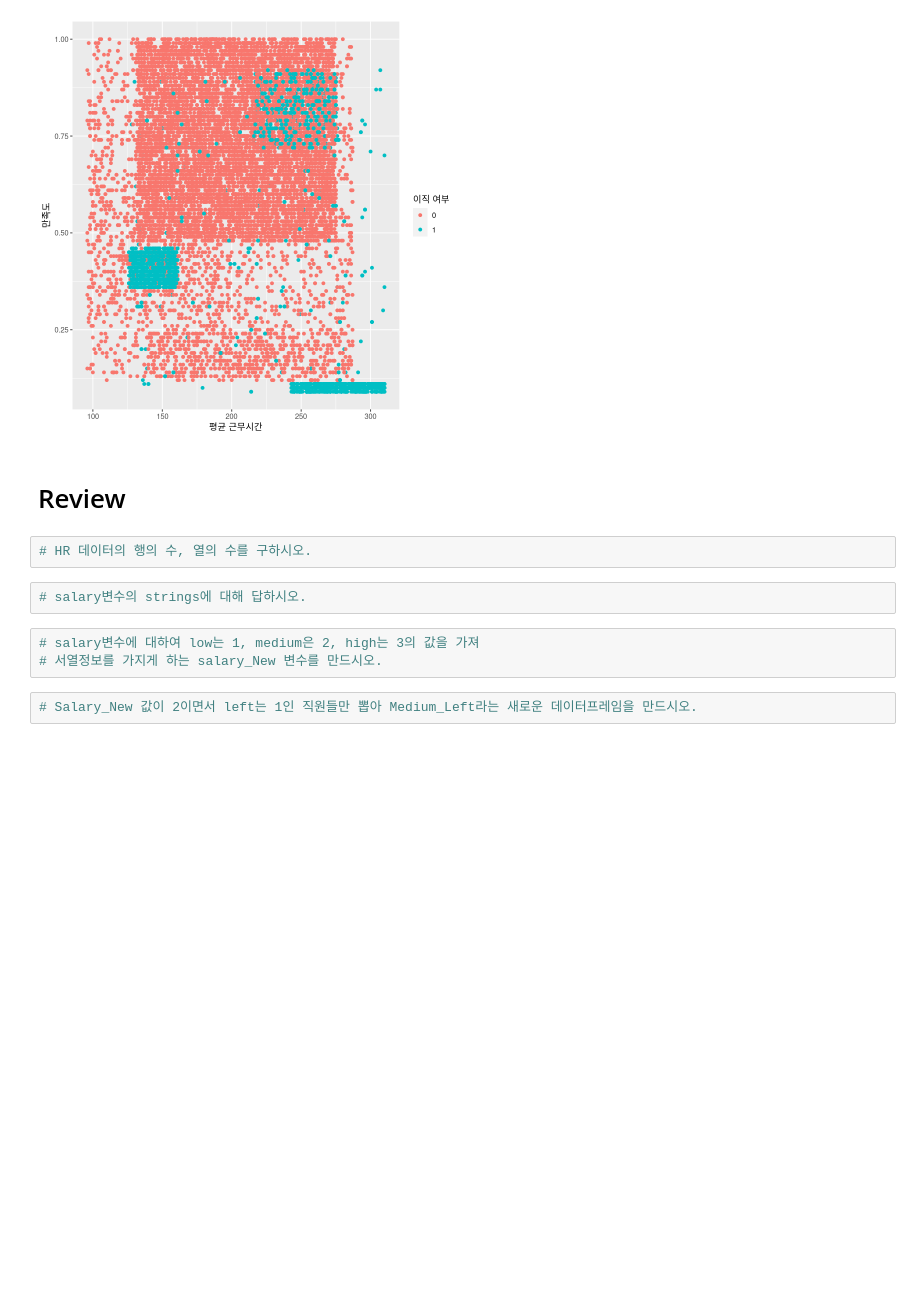
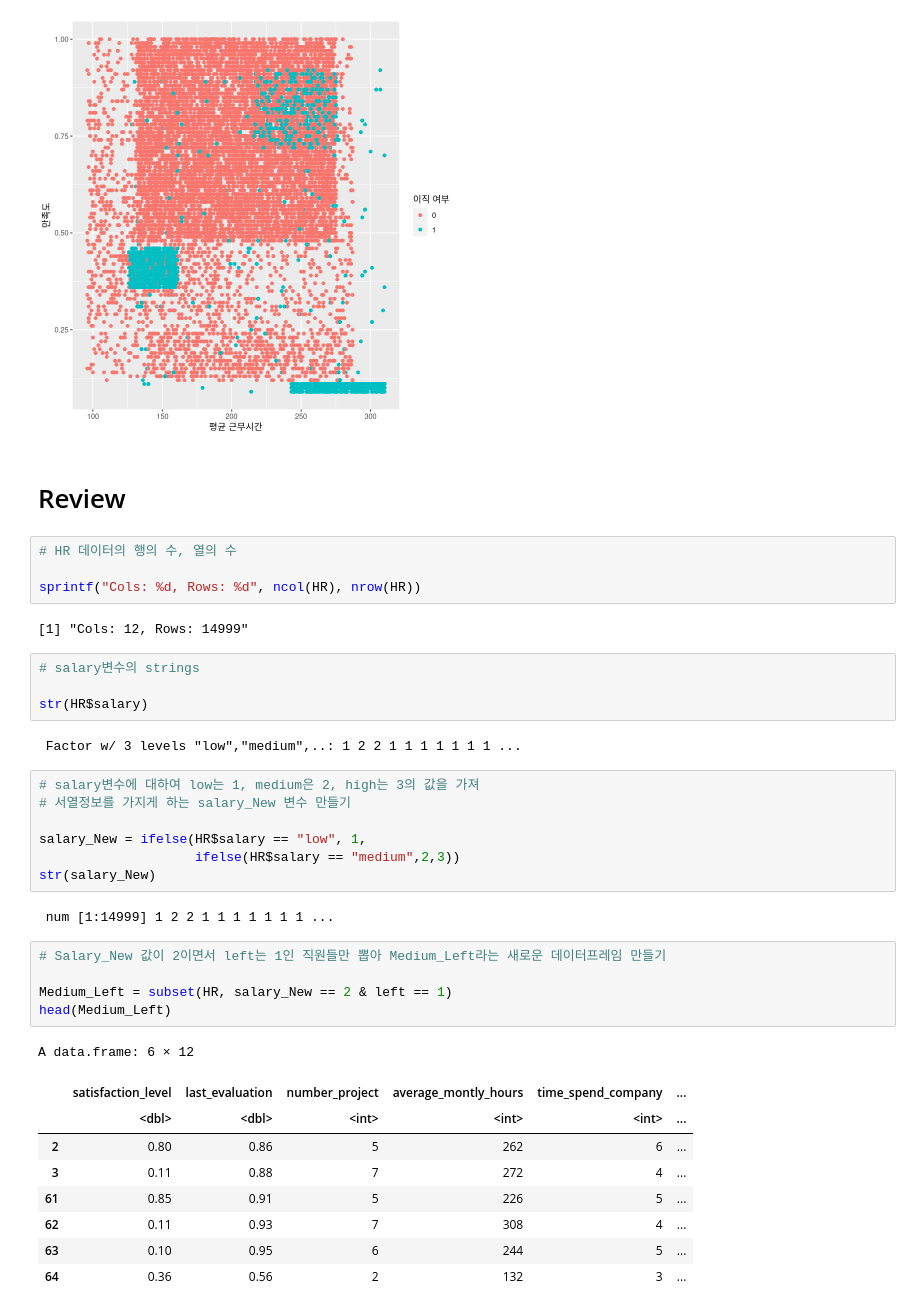
Before and after one commit to kdha0727/r-practice, a Jupyter notebook: Ch3.ipynb, the cells around one changed output. Cells and saved outputs as stored; diff of their text form; blank space fills up the shorter version.

```diff
--- a/Ch3.ipynb
+++ b/Ch3.ipynb
@@ -381,12 +366,39 @@ ggplot(HR,aes(x=average_montly_hours,y=satisfaction_level))+
 # %% [markdown]
 # Review
 # %%
-# HR 데이터의 행의 수, 열의 수를 구하시오.
+# HR 데이터의 행의 수, 열의 수
+
+sprintf("Cols: %d, Rows: %d", ncol(HR), nrow(HR))
+# %% [output]
+[1] "Cols: 12, Rows: 14999"
 # %%
-# salary변수의 strings에 대해 답하시오.
+# salary변수의 strings
+
+str(HR$salary)
+# %% [output]
+ Factor w/ 3 levels "low","medium",..: 1 2 2 1 1 1 1 1 1 1 ...
 # %%
 # salary변수에 대하여 low는 1, medium은 2, high는 3의 값을 가져
-# 서열정보를 가지게 하는 salary_New 변수를 만드시오.
+# 서열정보를 가지게 하는 salary_New 변수 만들기
+
+salary_New = ifelse(HR$salary == "low", 1,
+                    ifelse(HR$salary == "medium",2,3))
+str(salary_New)
+# %% [output]
+ num [1:14999] 1 2 2 1 1 1 1 1 1 1 ...
 # %%
-# Salary_New 값이 2이면서 left는 1인 직원들만 뽑아 Medium_Left라는 새로운 데이터프레임을 만드시오.
+# Salary_New 값이 2이면서 left는 1인 직원들만 뽑아 Medium_Left라는 새로운 데이터프레임 만들기
+
+Medium_Left = subset(HR, salary_New == 2 & left == 1)
+head(Medium_Left)
+# %% [output]
+A data.frame: 6 × 12
+|  | satisfaction_level | last_evaluation | number_project | average_montly_hours | time_spend_company | ... |
+|  | <dbl> | <dbl> | <int> | <int> | <int> | ... |
+| 2 | 0.80 | 0.86 | 5 | 262 | 6 | ... |
+| 3 | 0.11 | 0.88 | 7 | 272 | 4 | ... |
+| 61 | 0.85 | 0.91 | 5 | 226 | 5 | ... |
+| 62 | 0.11 | 0.93 | 7 | 308 | 4 | ... |
+| 63 | 0.10 | 0.95 | 6 | 244 | 5 | ... |
+| 64 | 0.36 | 0.56 | 2 | 132 | 3 | ... |
 # %%
```
Also changed, not shown: parts of 4 cells of this notebook.
